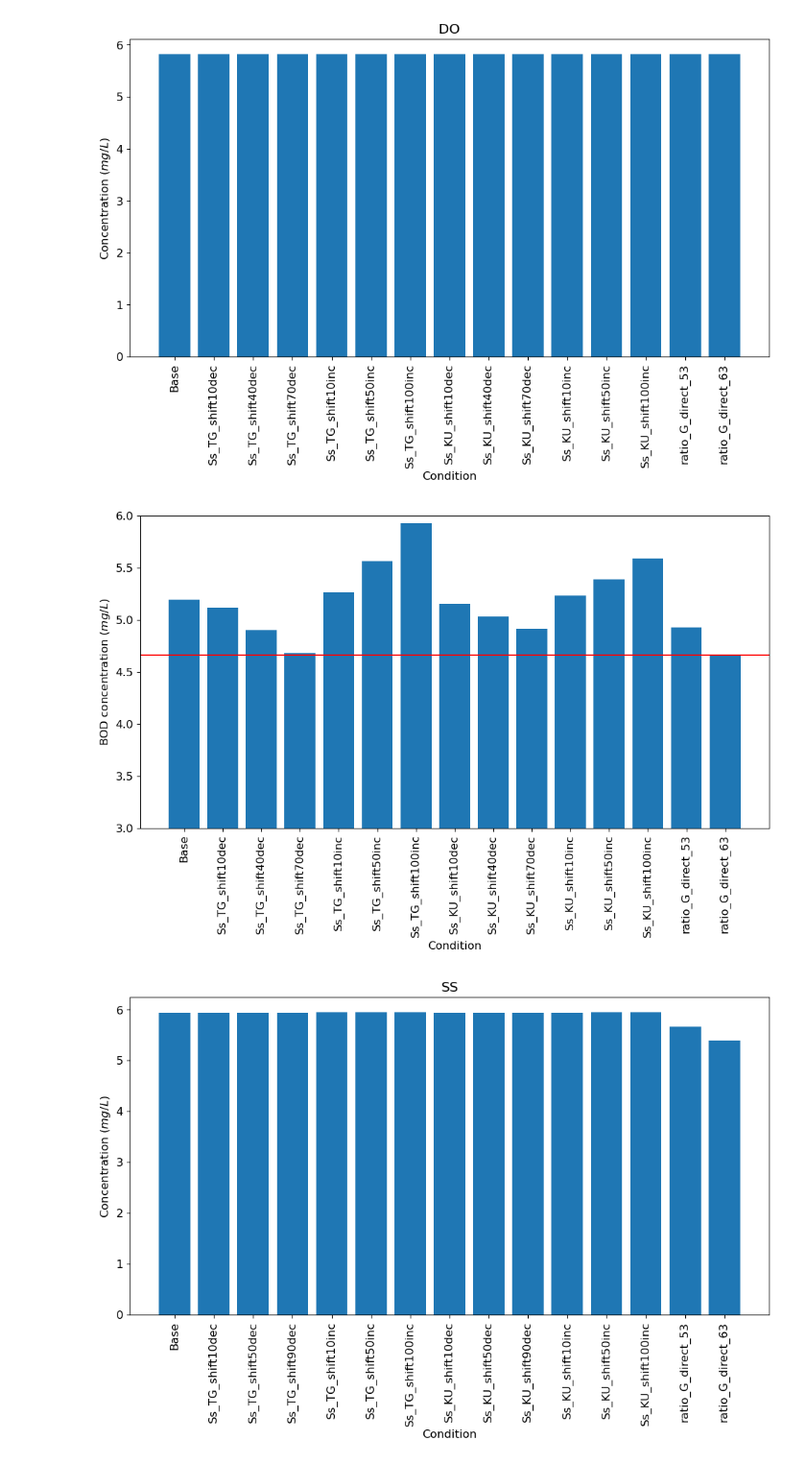
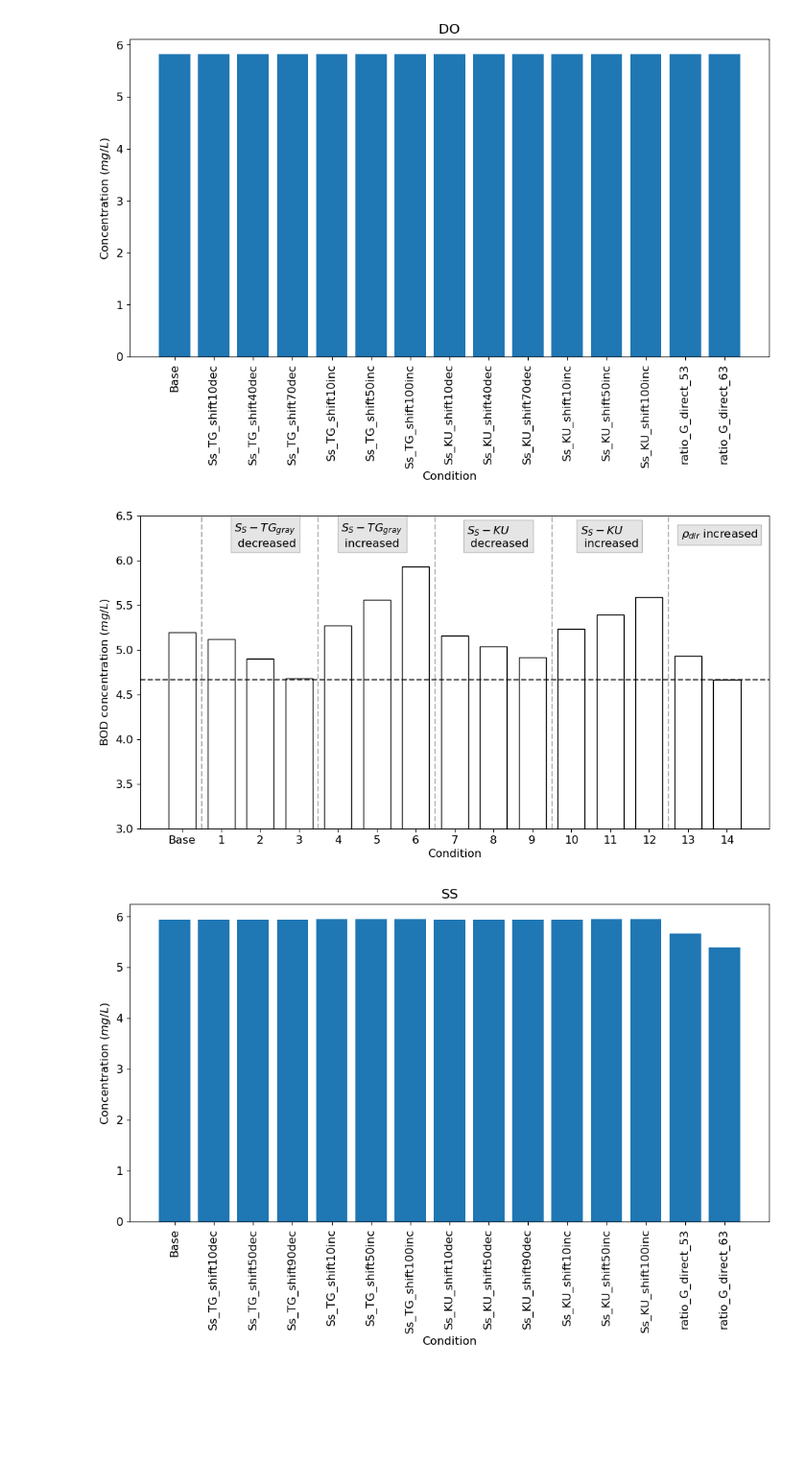
Before and after one commit to Gakkykun/IWA-RWQM-package, a Jupyter notebook: scenario/plot-compare.ipynb, the cells around one changed output. Shown at 96% size. Drawn from its saved outputs; the diff is of its cells as text; code cells hidden in the pictures; blank space fills up the shorter version.

Commit message:
revise figures produced from Python scripts

```diff
--- a/scenario/plot-compare.ipynb
+++ b/scenario/plot-compare.ipynb
@@ -62,27 +62,55 @@ ax.set_title('DO');
 [figure]
 # %%
 # BOD - July
+
+
+labels_selected = ["Base",
+      "1",
+      "2",
+      "3",
+      "4",
+      "5",
+      "6",
+      "7",
+      "8",
+      "9",
+      "10",
+      "11",
+      "12",
+      "13",
+      "14"]
+
 plt.rcParams.update({'font.size': 12})
 x = np.arange(data_array.shape[1])
 
 fig, ax = plt.subplots(figsize=(12,6))
 
 # data_array_selected = data_array[july,:4].tolist() + data_array[18,7:10].tolist() +\
 #                     data_array[18,-2:].tolist()
 # data_array_selected = [data_array[target_month_id[1], 0]]+ data_array[target_month_id[1],-2:].tolist()
 data_array_selected = data_array[target_month_id[1],:].tolist()
-ax.axhline(data_array_selected[-1], c='r')
-ax.bar(np.arange(len(labels_selected)), data_array_selected)
-ax.set_xticks(np.arange(len(labels_selected)), labels_selected, rotation=90)
-ax.set_ylim([3,6])
+ax.axhline(data_array_selected[-1], c='k', linestyle='--', alpha=0.7)
+ax.bar(np.arange(len(labels_selected)), data_array_selected, fill=False, width=0.7)
+ax.set_xticks(np.arange(len(labels_selected)), labels_selected)
+ax.set_ylim([3,6.5])
 # ax.bar(x, data_array[18,:])
 ax.set_ylabel('BOD concentration ($mg/L$)')
 ax.set_xlabel('Condition')
+ax.text(0.15, 0.9, '$S_S-TG_{gray}$ \n decreased', transform=ax.transAxes, bbox={'facecolor': 'gray', 'alpha': 0.2})
+ax.text(0.32, 0.9, '$S_S-TG_{gray}$ \n increased', transform=ax.transAxes, bbox={'facecolor': 'gray', 'alpha': 0.2})
+ax.text(0.52, 0.9, '$S_S-KU$ \n decreased', transform=ax.transAxes, bbox={'facecolor': 'gray', 'alpha': 0.2})
+ax.text(0.7, 0.9, '$S_S-KU$ \n increased', transform=ax.transAxes, bbox={'facecolor': 'gray', 'alpha': 0.2})
+ax.text(0.86, 0.93, r'$\rho_{dir}$ increased', transform=ax.transAxes, bbox={'facecolor': 'gray', 'alpha': 0.2})
+ax.axvline(0.5,alpha=0.3, c='k', ls='--')
+ax.axvline(3.5,alpha=0.3, c='k', ls='--')
+ax.axvline(6.5,alpha=0.3, c='k', ls='--')
+ax.axvline(9.5,alpha=0.3, c='k', ls='--')
+ax.axvline(12.5,alpha=0.3, c='k', ls='--')
 # ax.set_xticks(x, labels, rotation=90)
 # ax.set_title('BOD');
 plt.savefig('./remediation_analysis.png', bbox_inches='tight')
 # %% [output]
-[figure, old version]
+[figure, new version]
 # %%
 # SS - July
 plt.rcParams.update({'font.size': 12})
```
Also changed, not shown: 6 other files.
